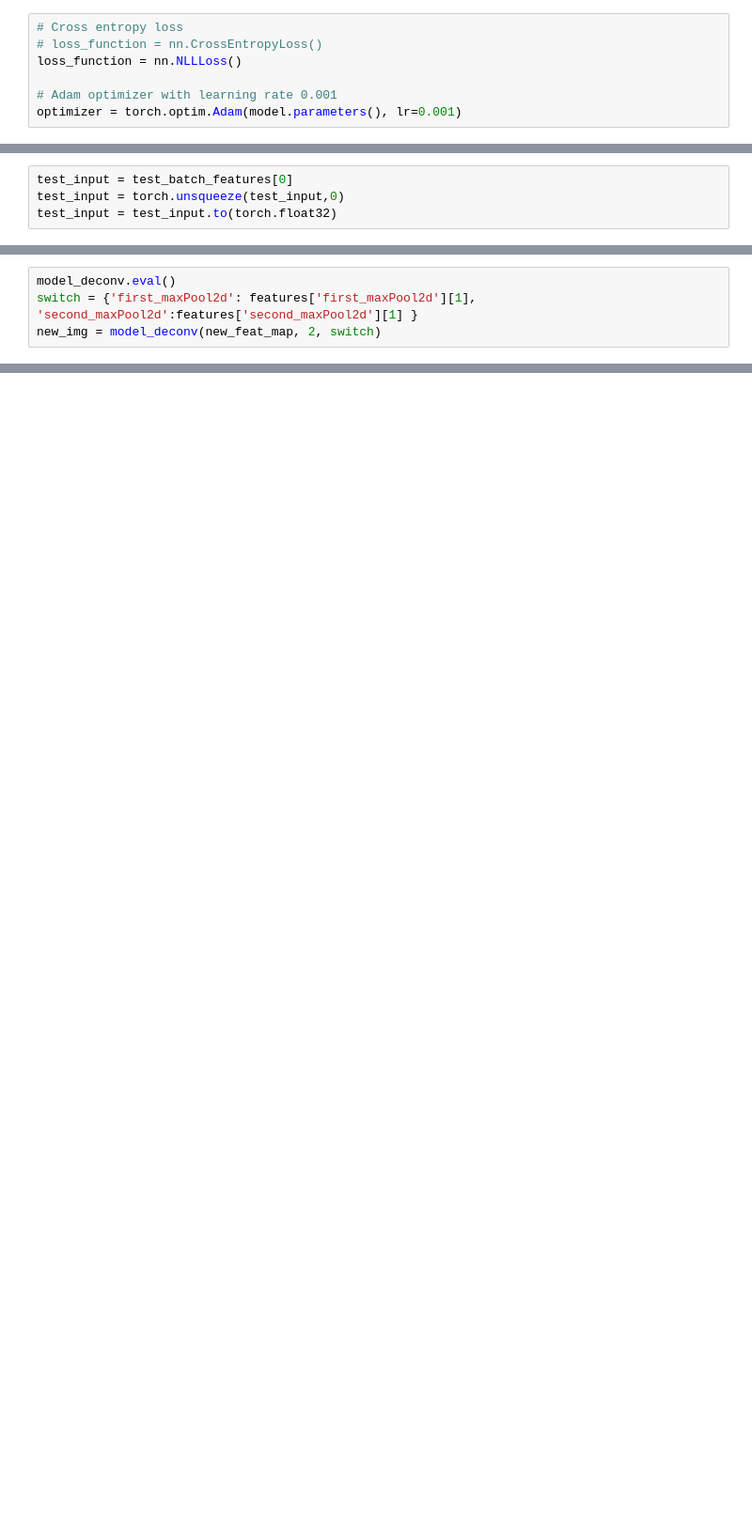
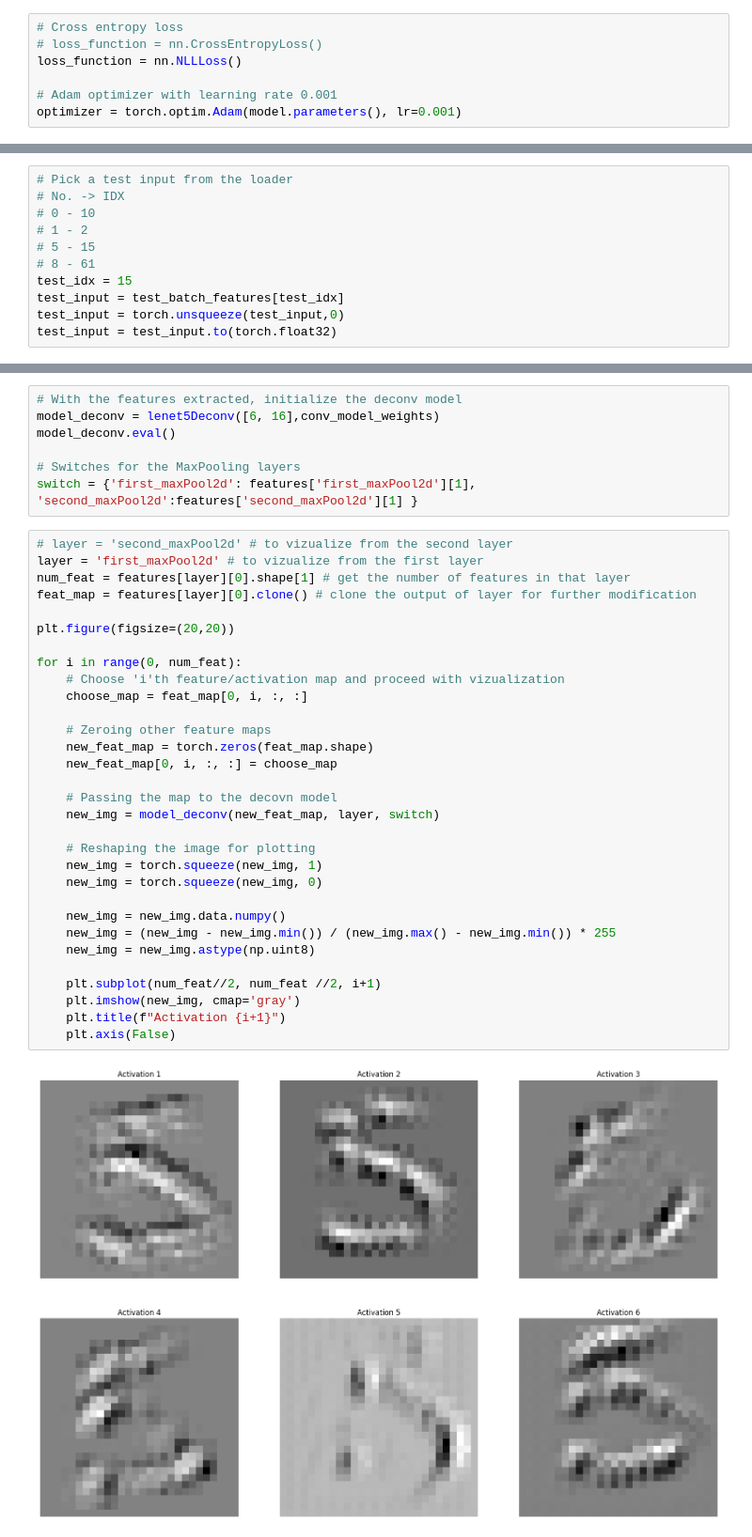
Before and after one commit to Darth-Kronos/Visualizing-CNN, a Jupyter notebook: main.ipynb, the cells around one changed output, grey strips where cells are left out. Shown at 94% size. Drawn from its saved outputs; the diff is of its cells as text; blank space fills up the shorter version.

```diff
--- a/main.ipynb
+++ b/main.ipynb
@@ -221,4 +233,11 @@ torch.Size([64, 1, 28, 28])
 # %%
-test_input = test_batch_features[0]
+# Pick a test input from the loader
+# No. -> IDX
+# 0 - 10
+# 1 - 2
+# 5 - 15
+# 8 - 61
+test_idx = 15
+test_input = test_batch_features[test_idx]
 test_input = torch.unsqueeze(test_input,0)
 test_input = test_input.to(torch.float32)
@@ -256,4 +256,0 @@ model_deconv = lenet5Deconv([6, 16])
-# %%
-model_deconv.eval()
-switch = {'first_maxPool2d': features['first_maxPool2d'][1], 'second_maxPool2d':features['second_maxPool2d'][1] }
-new_img = model_deconv(new_feat_map, 2, switch)
@@ -297,0 +257,40 @@ plt.imshow(test_input[0][0], cmap='gray')
+# %%
+# With the features extracted, initialize the deconv model
+model_deconv = lenet5Deconv([6, 16],conv_model_weights)
+model_deconv.eval()
+
+# Switches for the MaxPooling layers
+switch = {'first_maxPool2d': features['first_maxPool2d'][1], 'second_maxPool2d':features['second_maxPool2d'][1] }
+# %%
+# layer = 'second_maxPool2d' # to vizualize from the second layer
+layer = 'first_maxPool2d' # to vizualize from the first layer
+num_feat = features[layer][0].shape[1] # get the number of features in that layer
+feat_map = features[layer][0].clone() # clone the output of layer for further modification
+
+plt.figure(figsize=(20,20))
+
+for i in range(0, num_feat):
+    # Choose 'i'th feature/activation map and proceed with vizualization
+    choose_map = feat_map[0, i, :, :]
+
+    # Zeroing other feature maps
+    new_feat_map = torch.zeros(feat_map.shape)
+    new_feat_map[0, i, :, :] = choose_map
+
+    # Passing the map to the decovn model
+    new_img = model_deconv(new_feat_map, layer, switch)
+
+    # Reshaping the image for plotting
+    new_img = torch.squeeze(new_img, 1)
+    new_img = torch.squeeze(new_img, 0)
+
+    new_img = new_img.data.numpy()
+    new_img = (new_img - new_img.min()) / (new_img.max() - new_img.min()) * 255
+    new_img = new_img.astype(np.uint8)
+
+    plt.subplot(num_feat//2, num_feat //2, i+1)
+    plt.imshow(new_img, cmap='gray')
+    plt.title(f"Activation {i+1}")
+    plt.axis(False)
+# %% [output]
+[figure, added]
```
Also changed, not shown: parts of 27 cells of this notebook, 9 other files.
